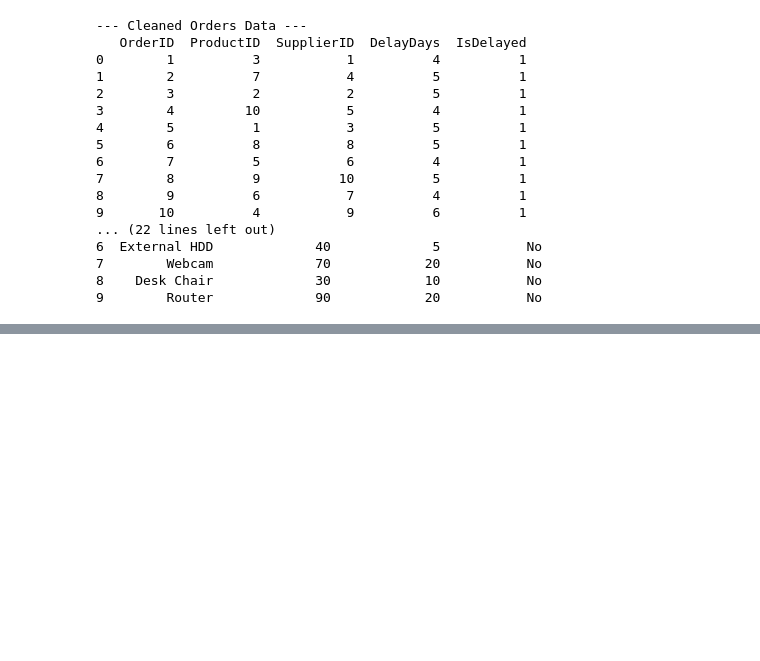
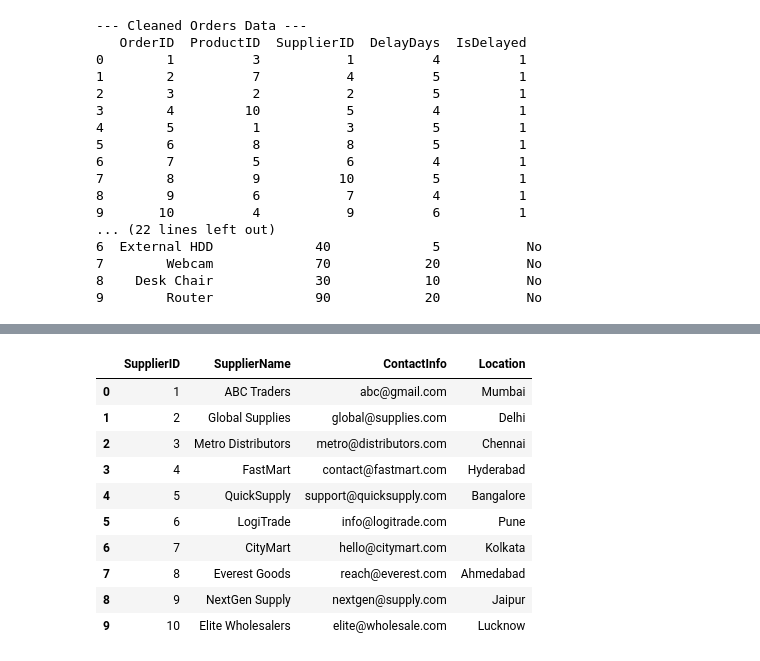
Before and after one commit to Rajpriyavondillin/Data-Science-Training, a Jupyter notebook: CapStone_Projects/Supply_Chain_ Monitoring_and_Optimization_Platform/WEEK_2/Deliverables/Python_Script.ipynb, the cells around one changed output, grey strips where cells are left out. Cells and saved outputs as stored; diff of their text form; code cells hidden in the pictures; blank space fills up the shorter version.

```diff
--- a/CapStone_Projects/Supply_Chain_ Monitoring_and_Optimization_Platform/WEEK_2/Deliverables/Python_Script.ipynb
+++ b/CapStone_Projects/Supply_Chain_ Monitoring_and_Optimization_Platform/WEEK_2/Deliverables/Python_Script.ipynb
@@ -261,0 +296,14 @@ files.download("cleaned_suppliers.csv")
+# %%
+display(df3)
+# %% [output]
+|  | SupplierID | SupplierName | ContactInfo | Location |
+| 0 | 1 | ABC Traders | abc@gmail.com | Mumbai |
+| 1 | 2 | Global Supplies | global@supplies.com | Delhi |
+| 2 | 3 | Metro Distributors | metro@distributors.com | Chennai |
+| 3 | 4 | FastMart | contact@fastmart.com | Hyderabad |
+| 4 | 5 | QuickSupply | support@quicksupply.com | Bangalore |
+| 5 | 6 | LogiTrade | info@logitrade.com | Pune |
+| 6 | 7 | CityMart | hello@citymart.com | Kolkata |
+| 7 | 8 | Everest Goods | reach@everest.com | Ahmedabad |
+| 8 | 9 | NextGen Supply | nextgen@supply.com | Jaipur |
+| 9 | 10 | Elite Wholesalers | elite@wholesale.com | Lucknow |
```
Also changed, not shown: parts of 2 cells of this notebook.
